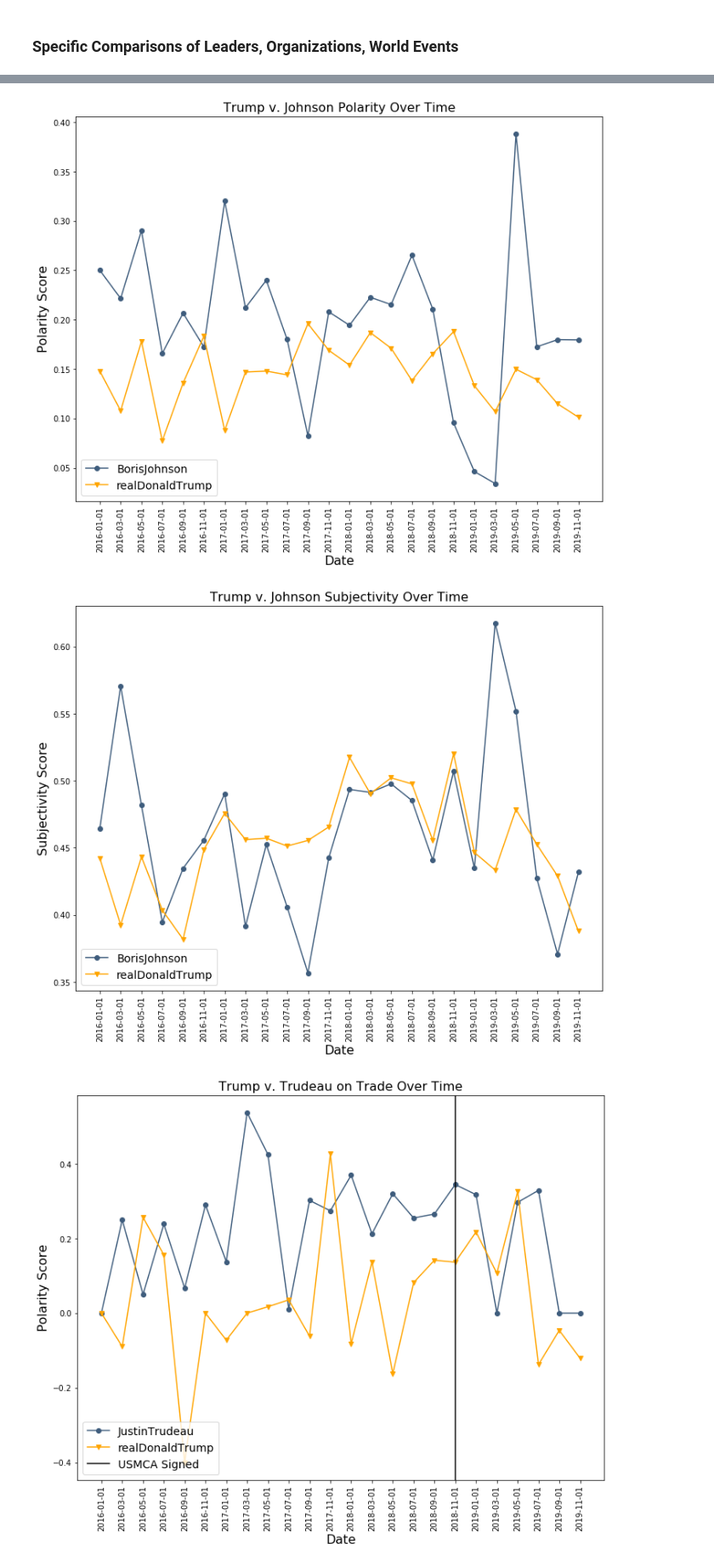
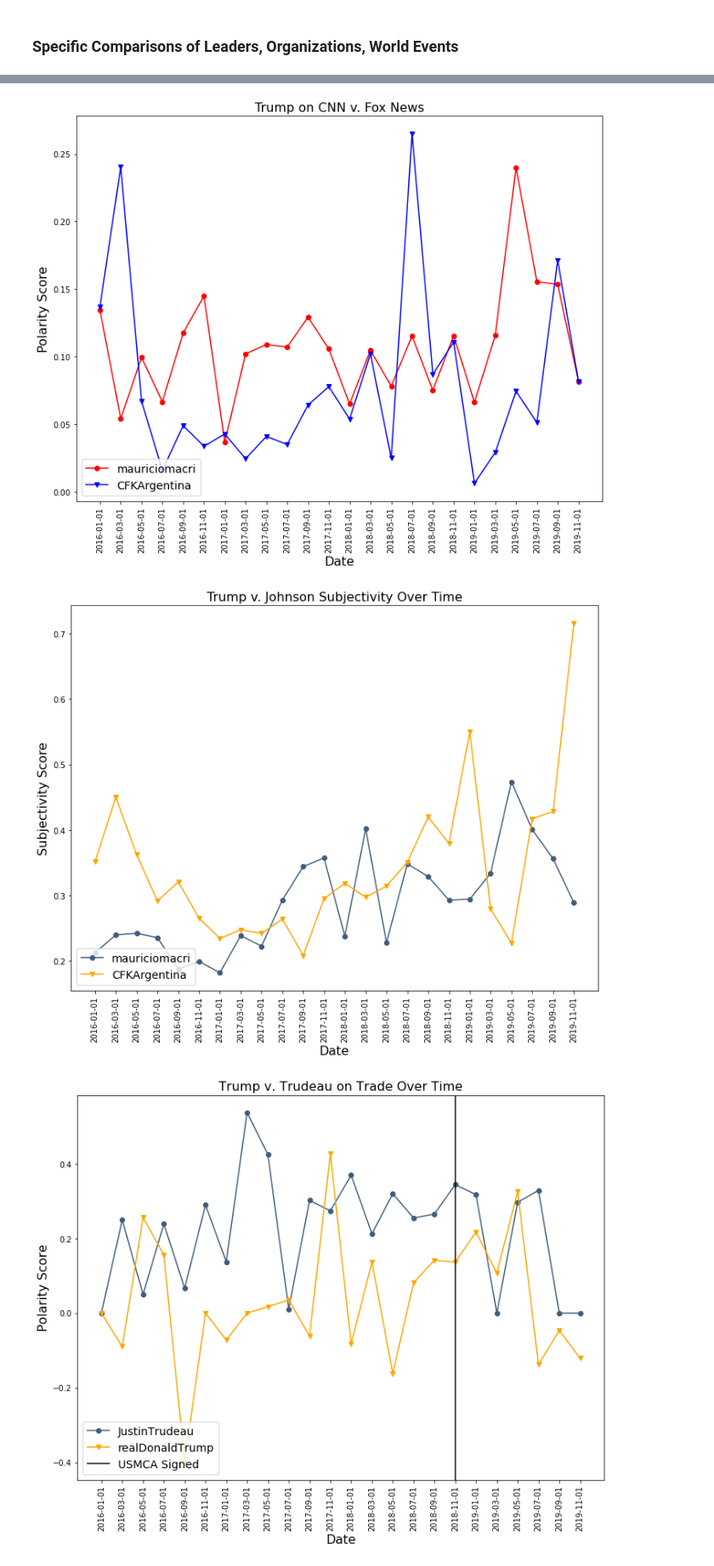
Before and after one commit to j1nma/political-twitter, a Jupyter notebook: data-processing.ipynb, the cells around one changed output, grey strips where cells are left out. Shown at 85% size. Drawn from its saved outputs; the diff is of its cells as text; code cells hidden in the pictures.

```diff
--- a/data-processing.ipynb
+++ b/data-processing.ipynb
@@ -49,7 +49,8 @@ def clean_tweet(tweet):
 
 def get_tweets_list(account):
     tweets = []
-    with open(f'./data/nonenglish_original/{account}-notabs.csv', encoding='utf-8') as csv_file:
+#     with open(f'./data/nonenglish_original/{account}-notabs.csv', encoding='utf-8') as csv_file:
+    with open(f'./data/{account}-english.csv', encoding='utf-8') as csv_file:
         csv_reader = csv.reader(csv_file, delimiter=',')
         keys = next(csv_reader)
         for row in csv_reader:
@@ -121,7 +122,7 @@ len_tweets = {}
 for acc in leaders_accounts:
     path = f'./data/{acc}.csv'
     if acc in six_month_accs:
-        path = f'./data/nonenglish_original/{acc}.csv'
+        path = f'./data/nonenglish_original/{acc}-notabs.csv'
     with open(path) as csv_file:
         csv_reader = csv.reader(csv_file, delimiter=',')
         num = len(list(csv_reader)) - 1
@@ -130,13 +131,13 @@ for acc in leaders_accounts:
 for acc in leaders_accounts:
     path = f'./data/{acc}-english.csv'
     if acc in six_month_accs:
-        path = f'./data/nonenglish_original/{acc}.csv'
+        path = f'./data/nonenglish_original/{acc}-notabs.csv'
     with open(path) as csv_file:
         csv_reader = csv.reader(csv_file, delimiter=',')
         keys = next(csv_reader)
         avg = 0
         for row in csv_reader:
-            avg += len(row[6])
+            avg += len(row[10])
         avg /= num_tweets[acc]
         len_tweets[acc] = avg
 
@@ -247,7 +248,7 @@ data = []
 groups = []
 for acc in tqdm(accounts_sent):
     tweets = get_tweets(acc)
-    n_tweets = get_tweets_range(tweets, '2019-07-01', '2019-12-31')
+    n_tweets = get_tweets_range(tweets, '2016-01-01', '2020-12-31')
     data.append(avg_sent(n_tweets))
     groups.append(acc)
 # %% [markdown]
@@ -406,2 +399,5 @@ bernie_tweets = get_tweets_list('BernieSanders')
+# %%
+mauriciomacri_tweets = get_tweets_list('mauriciomacri')
+CFKArgentina_tweets = get_tweets_list('CFKArgentina')
 # %%
 mauriciomacri_sent, t = sentiment_over_time(mauriciomacri_tweets, 700)
@@ -425,15 +411,15 @@ plot_sentiment_scatter(za_sent,
 # %%
-boris_sent, time = average_sent(boris_tweets)
-trump_sent, time = average_sent(trump_tweets)
+mauriciomacri_sent, time = average_sent(mauriciomacri_tweets)
+CFKArgentina_sent, time = average_sent(CFKArgentina_tweets)
 
-pols = [boris_sent[0], trump_sent[0]]
-subs = [boris_sent[1], trump_sent[1]]
+pols = [mauriciomacri_sent[0], CFKArgentina_sent[0]]
+subs = [mauriciomacri_sent[1], CFKArgentina_sent[1]]
 
-plot_polarity_over_time(pols, time, ['BorisJohnson', 'realDonaldTrump'], 'boristrump_pol')
-plot_subjectivity_over_time(subs, time, ['BorisJohnson', 'realDonaldTrump'], 'boristrump_sub')
+plot_polarity_over_time(pols, time, ['mauriciomacri', 'CFKArgentina'], 'macricfk_pol')
+plot_subjectivity_over_time(subs, time, ['mauriciomacri', 'CFKArgentina'], 'macricfk_sub')
 # %% [output]
-[figure, old version]
+[figure, new version]
-[figure, old version]
+[figure, new version]
 # %%
 def average_sent_one_month(tweets):
     '''Averages Tweet Sentiment Per Month, and returns
```
Also changed, not shown: parts of 7 cells of this notebook.
